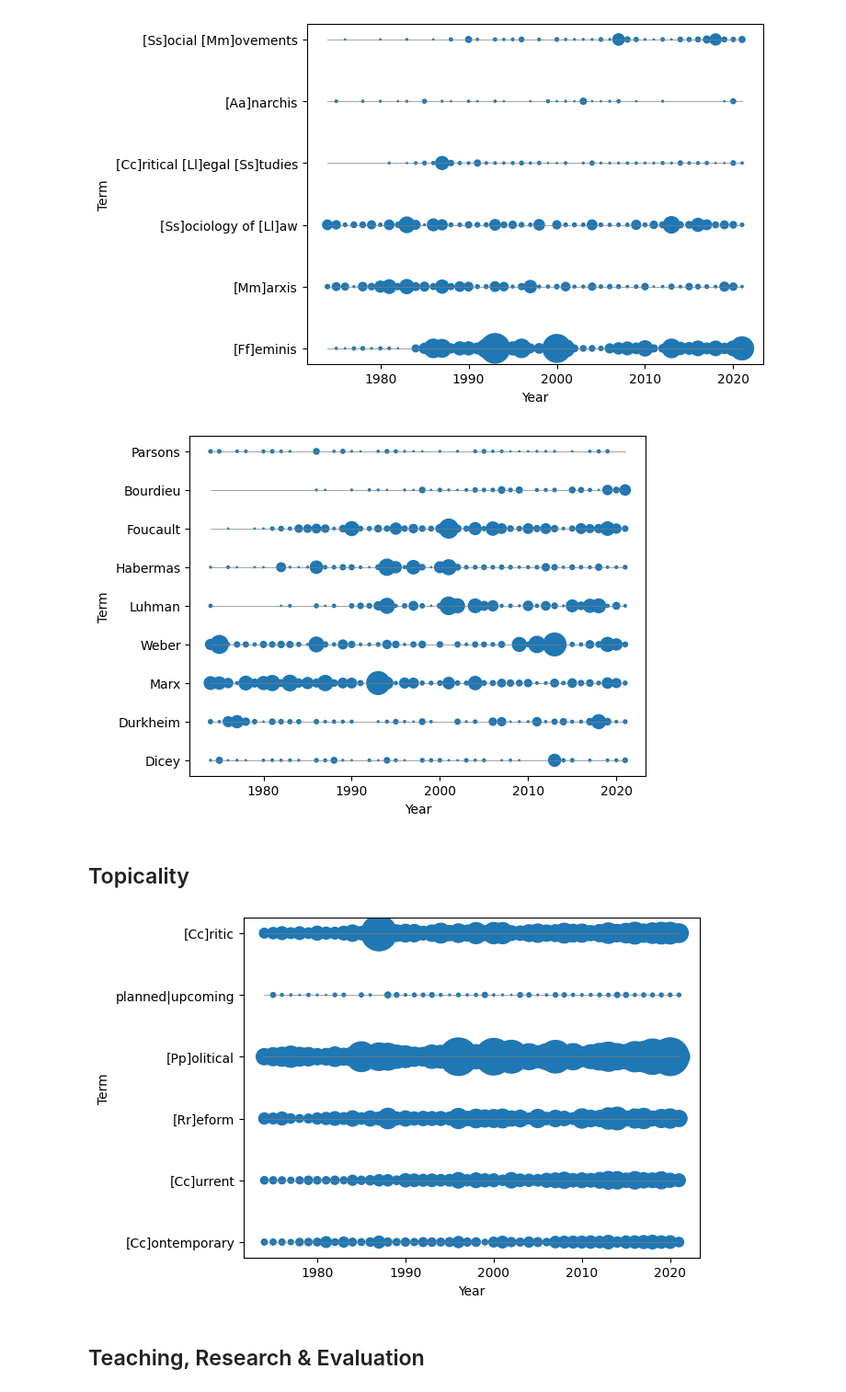
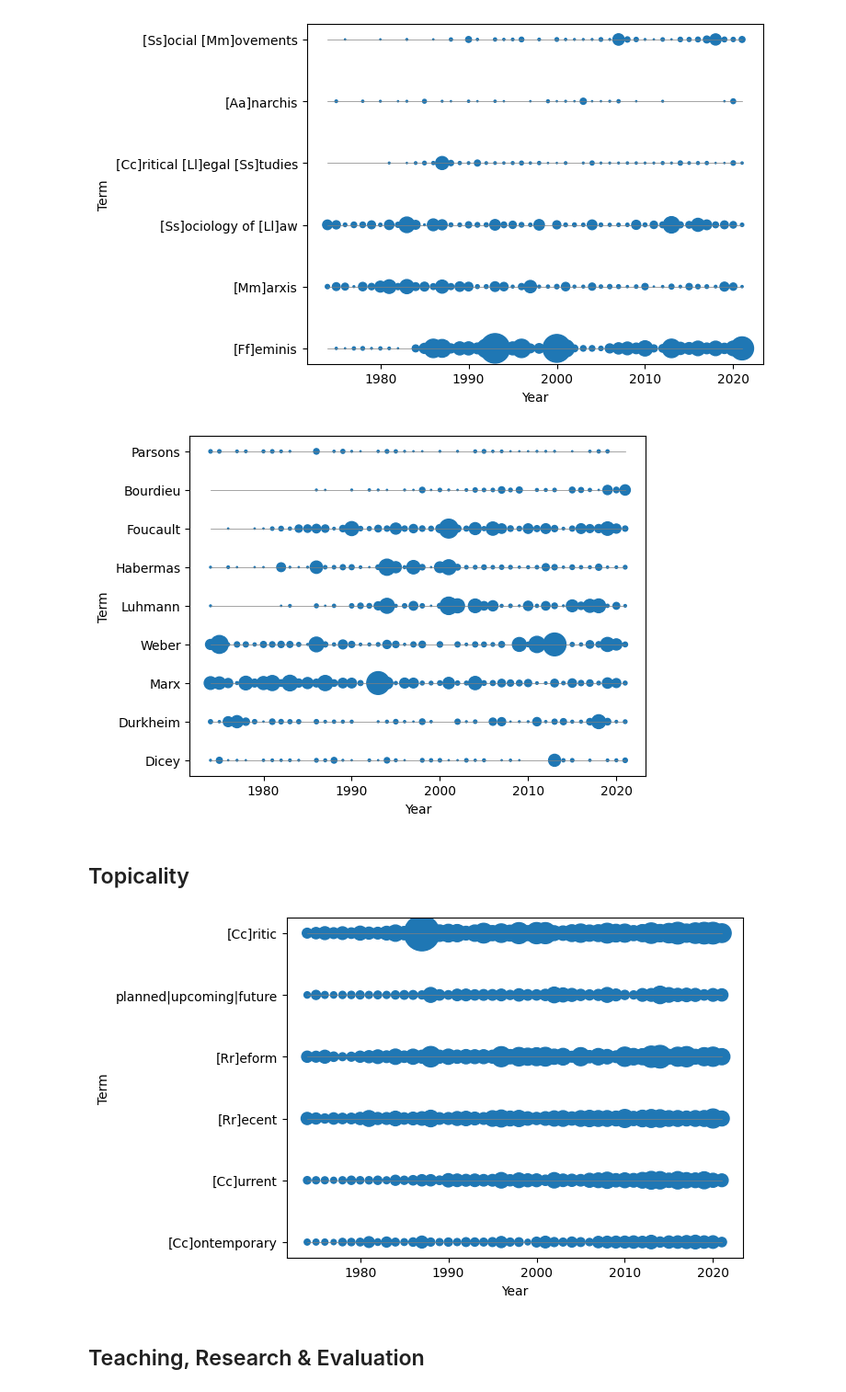
Before and after one commit to cboulanger/jls-bibliometry, a Jupyter notebook: jls-corpus-analyses.ipynb, the cells around one changed output. Shown at 92% size. Cells and saved outputs as stored; diff of their text form; code cells hidden in the pictures.

Commit message:
Update figures and code

```diff
--- a/jls-corpus-analyses.ipynb
+++ b/jls-corpus-analyses.ipynb
@@ -53,17 +53,17 @@ plot_by_year(data, file="docs/jls-ts-tf-theoretical-influences.png")
 # %% [output]
 [figure]
 # %%
-data = prepare_data(articles_df, ['Dicey', 'Durkheim', 'Marx', 'Weber', 'Luhman', 'Habermas', 'Foucault', 'Bourdieu', 'Parsons'])
+data = prepare_data(articles_df, ['Dicey', 'Durkheim', 'Marx', 'Weber', 'Luhmann', 'Habermas', 'Foucault', 'Bourdieu', 'Parsons'])
 plot_by_year(data, file='docs/jls-ts-tf-sociolegal-classics.png')
 # %% [output]
-[figure, old version]
+[figure, new version]
 # %% [markdown]
 ## Topicality
 # %%
-data = prepare_data(articles_df, [r'[Cc]ontemporary' , r'[Cc]urrent' , r'[Rr]eform',  r'[Pp]olitical', r'planned|upcoming', r'[Cc]ritic'])
+data = prepare_data(articles_df, [r'[Cc]ontemporary' , r'[Cc]urrent' , r'[Rr]ecent' , r'[Rr]eform',  r'planned|upcoming|future', r'[Cc]ritic'])
 plot_by_year(data, file='docs/jls-ts-tf-topicality.png')
 # %% [output]
-[figure, old version]
+[figure, new version]
 # %% [markdown]
 ## Teaching, Research & Evaluation
 # %%
```
Also changed, not shown: 10 other files.
